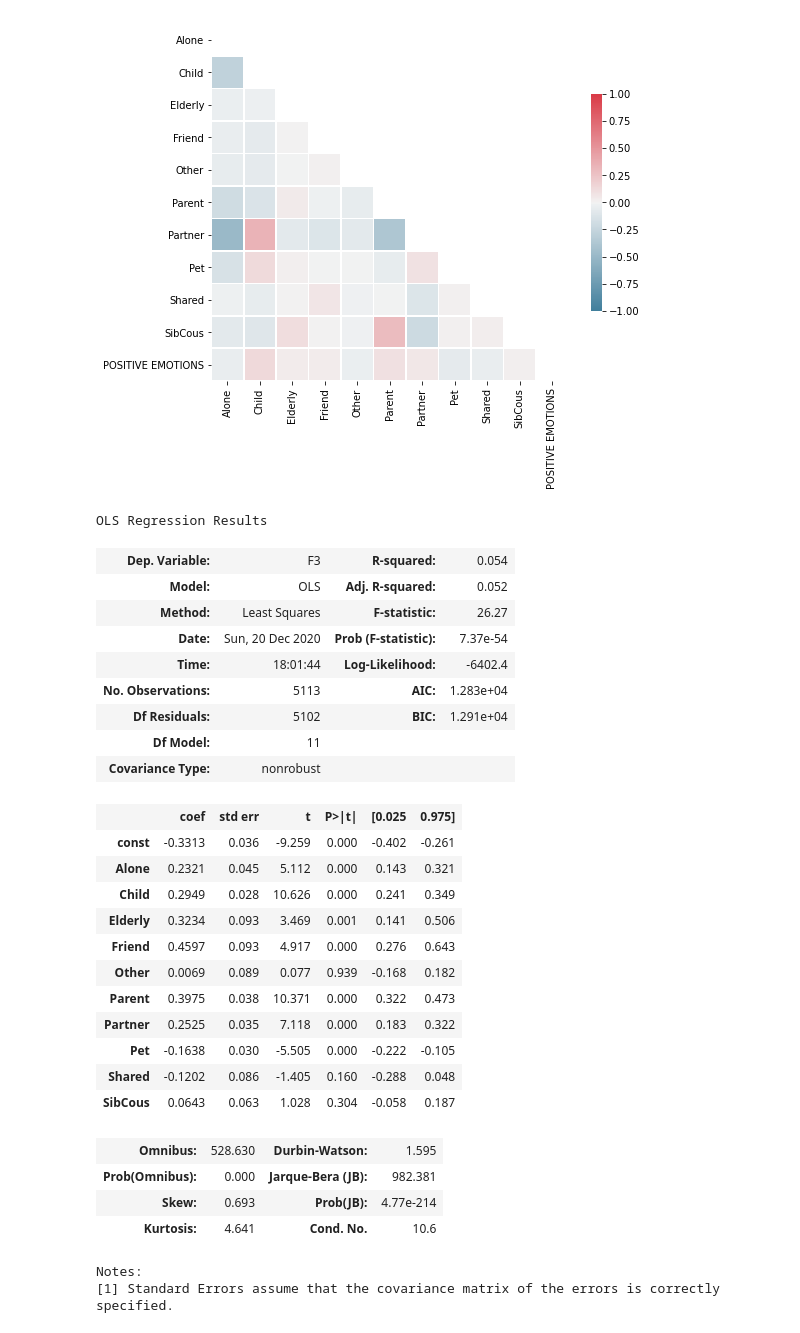
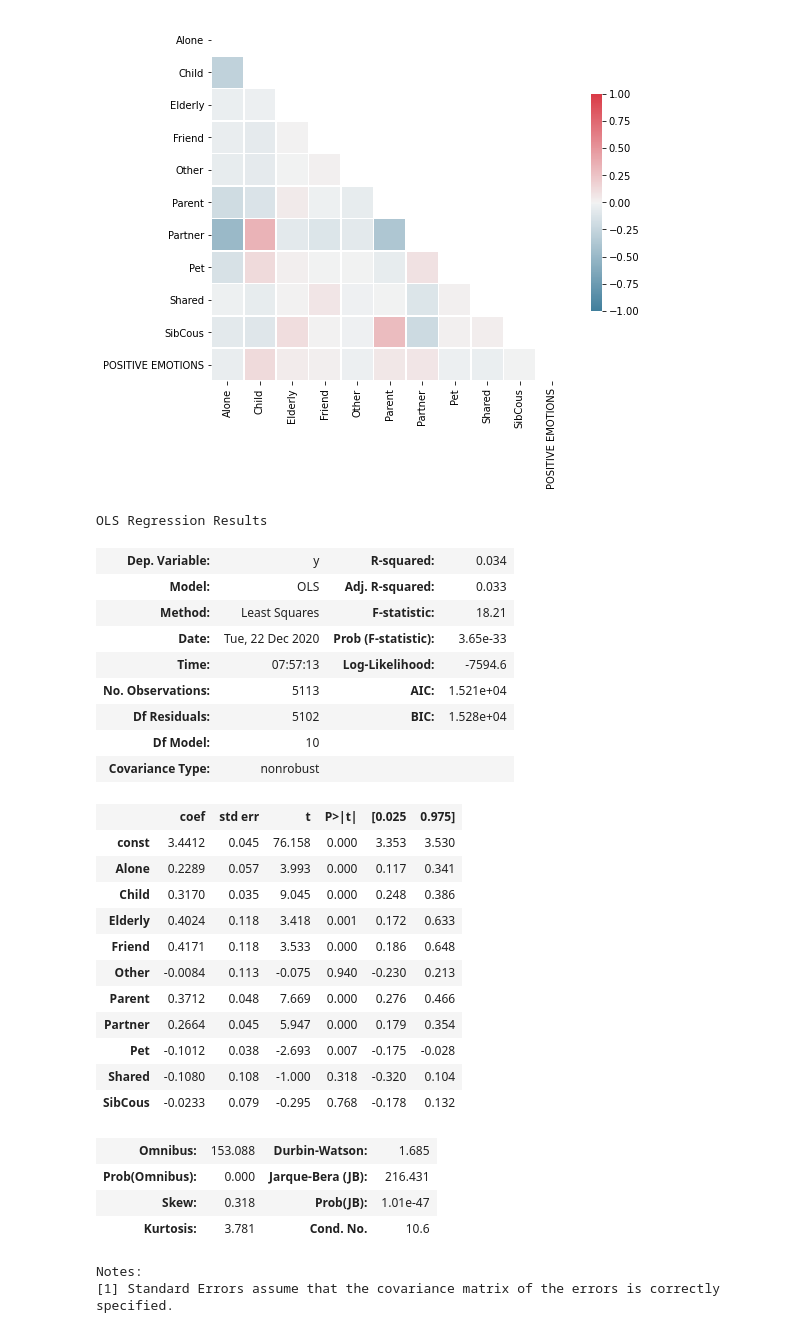
Before and after one commit to lkfink/CMQ, a Jupyter notebook: Predicting_Negative_Positive_Emotions.ipynb, the cells around one changed output. Drawn from its saved outputs; the diff is of its cells as text; code cells hidden in the pictures.

```diff
--- a/Predicting_Negative_Positive_Emotions.ipynb
+++ b/Predicting_Negative_Positive_Emotions.ipynb
@@ -27,0 +32,11 @@ all_data.shape
+# %%
+neg_emotions = ['Depressed','Stressed','Anxious','Negative Valence','Lonely']
+pos_emotions = ['Positive Valence','Arousal','General Health']
+all_emotions = neg_emotions + pos_emotions
+
+normalize_column = 'Country'
+
+for i, column in enumerate(all_emotions):
+    all_data[column] = all_data.groupby(normalize_column, sort = False)[column].apply(lambda x: x.fillna(x.median()))
+
+all_data.reset_index(inplace = True, drop = True)
@@ -228,5 +230,5 @@ These are the Factor 3 scores from Step 1.
 # %%
-y = all_data.loc[:,'F3']
+y = (all_data.loc[:,pos_emotions]).mean(skipna=True,axis=1)
 # %% [markdown]
 ### Contact with the COVID-19 Virus
 # %%
@@ -349,38 +351,38 @@ sns.heatmap(corr, cmap = cmap, fmt = '.2g', vmax = 1.0, vmin = -1.0, center = 0,
 # %%
 # regression
 X = all_X.loc[:,living]
 X.columns = X.columns.str.replace(r'^.*-', '', regex=True)
 X = sm.add_constant(X)
 
-avg_ols_model = sm.OLS(y, X)
-avg_results = avg_ols_model.fit_regularized(L1_wt=1, refit=True)
-avg_results.summary()
+model = sm.OLS(y, X)
+results = model.fit()
+results.summary()
 # %% [output]
 OLS Regression Results
-| Dep. Variable: | F3 | R-squared: | 0.054 |
-| Model: | OLS | Adj. R-squared: | 0.052 |
-| Method: | Least Squares | F-statistic: | 26.27 |
-| Date: | Sun, 20 Dec 2020 | Prob (F-statistic): | 7.37e-54 |
-| Time: | 18:01:44 | Log-Likelihood: | -6402.4 |
-| No. Observations: | 5113 | AIC: | 1.283e+04 |
-| Df Residuals: | 5102 | BIC: | 1.291e+04 |
-| Df Model: | 11 |  |  |
+| Dep. Variable: | y | R-squared: | 0.034 |
+| Model: | OLS | Adj. R-squared: | 0.033 |
+| Method: | Least Squares | F-statistic: | 18.21 |
+| Date: | Tue, 22 Dec 2020 | Prob (F-statistic): | 3.65e-33 |
+| Time: | 07:57:13 | Log-Likelihood: | -7594.6 |
+| No. Observations: | 5113 | AIC: | 1.521e+04 |
+| Df Residuals: | 5102 | BIC: | 1.528e+04 |
+| Df Model: | 10 |  |  |
 | Covariance Type: | nonrobust |  |  |
 |  | coef | std err | t | P>|t| | [0.025 | 0.975] |
-| const | -0.3313 | 0.036 | -9.259 | 0.000 | -0.402 | -0.261 |
-| Alone | 0.2321 | 0.045 | 5.112 | 0.000 | 0.143 | 0.321 |
-| Child | 0.2949 | 0.028 | 10.626 | 0.000 | 0.241 | 0.349 |
-| Elderly | 0.3234 | 0.093 | 3.469 | 0.001 | 0.141 | 0.506 |
-| Friend | 0.4597 | 0.093 | 4.917 | 0.000 | 0.276 | 0.643 |
-| Other | 0.0069 | 0.089 | 0.077 | 0.939 | -0.168 | 0.182 |
-| Parent | 0.3975 | 0.038 | 10.371 | 0.000 | 0.322 | 0.473 |
-| Partner | 0.2525 | 0.035 | 7.118 | 0.000 | 0.183 | 0.322 |
-| Pet | -0.1638 | 0.030 | -5.505 | 0.000 | -0.222 | -0.105 |
-| Shared | -0.1202 | 0.086 | -1.405 | 0.160 | -0.288 | 0.048 |
-| SibCous | 0.0643 | 0.063 | 1.028 | 0.304 | -0.058 | 0.187 |
+| const | 3.4412 | 0.045 | 76.158 | 0.000 | 3.353 | 3.530 |
+| Alone | 0.2289 | 0.057 | 3.993 | 0.000 | 0.117 | 0.341 |
+| Child | 0.3170 | 0.035 | 9.045 | 0.000 | 0.248 | 0.386 |
+| Elderly | 0.4024 | 0.118 | 3.418 | 0.001 | 0.172 | 0.633 |
+| Friend | 0.4171 | 0.118 | 3.533 | 0.000 | 0.186 | 0.648 |
+| Other | -0.0084 | 0.113 | -0.075 | 0.940 | -0.230 | 0.213 |
+| Parent | 0.3712 | 0.048 | 7.669 | 0.000 | 0.276 | 0.466 |
+| Partner | 0.2664 | 0.045 | 5.947 | 0.000 | 0.179 | 0.354 |
+| Pet | -0.1012 | 0.038 | -2.693 | 0.007 | -0.175 | -0.028 |
+| Shared | -0.1080 | 0.108 | -1.000 | 0.318 | -0.320 | 0.104 |
+| SibCous | -0.0233 | 0.079 | -0.295 | 0.768 | -0.178 | 0.132 |
-| Omnibus: | 528.630 | Durbin-Watson: | 1.595 |
-| Prob(Omnibus): | 0.000 | Jarque-Bera (JB): | 982.381 |
-| Skew: | 0.693 | Prob(JB): | 4.77e-214 |
-| Kurtosis: | 4.641 | Cond. No. | 10.6 |
+| Omnibus: | 153.088 | Durbin-Watson: | 1.685 |
+| Prob(Omnibus): | 0.000 | Jarque-Bera (JB): | 216.431 |
+| Skew: | 0.318 | Prob(JB): | 1.01e-47 |
+| Kurtosis: | 3.781 | Cond. No. | 10.6 |
 Notes:
 [1] Standard Errors assume that the covariance matrix of the errors is correctly specified.
```
Also changed, not shown: parts of 16 cells of this notebook, 1 other file.
